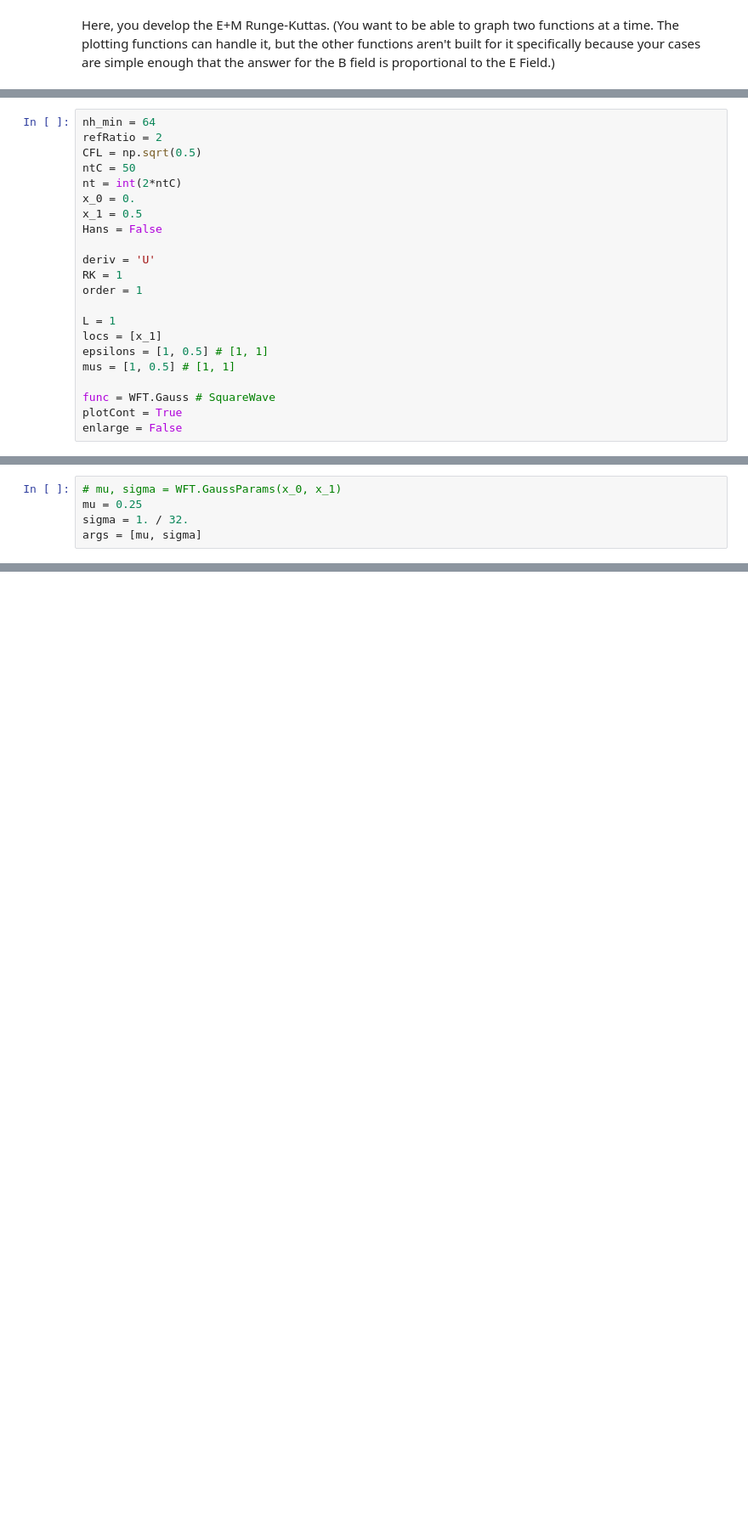
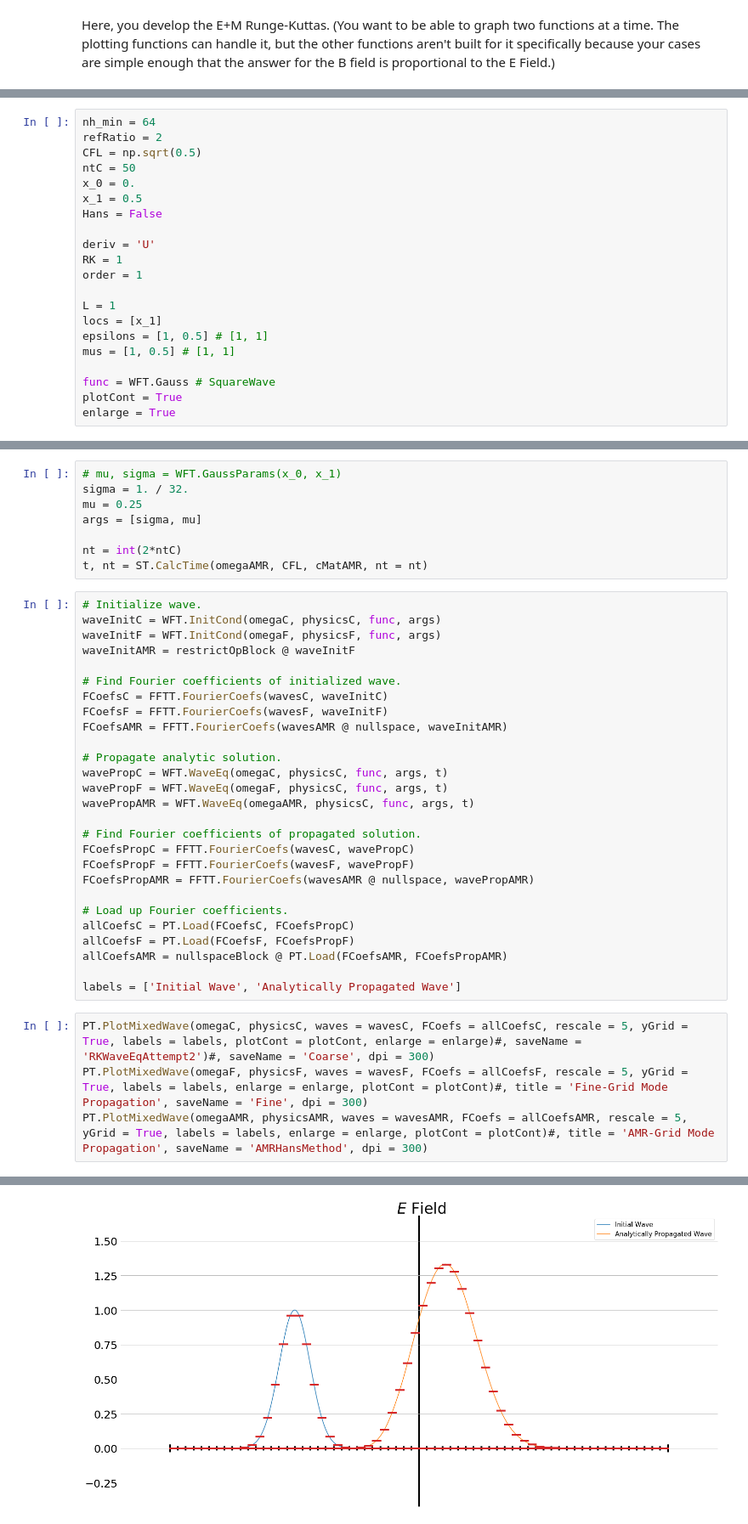
Before and after one commit to 88Sasha88/FV_MG, a Jupyter notebook: UnitTests/EMFieldUnitTestTake2.ipynb, the cells around one changed output, grey strips where cells are left out. Shown at 85% size. Saved outputs shown, nothing was run; the diff lists cells and outputs as text; blank space fills up the shorter version.

Commit message:
You fixed up your plotting tools and your Fourier tools and you set up the analytic parts of the new EMFieldUnitTest.

```diff
--- a/UnitTests/EMFieldUnitTestTake2.ipynb
+++ b/UnitTests/EMFieldUnitTestTake2.ipynb
@@ -33,7 +33,6 @@ nh_min = 64
 refRatio = 2
 CFL = np.sqrt(0.5)
 ntC = 50
-nt = int(2*ntC)
 x_0 = 0.
 x_1 = 0.5
 Hans = False
@@ -49,7 +48,7 @@ mus = [1, 0.5] # [1, 1]
 
 func = WFT.Gauss # SquareWave
 plotCont = True
-enlarge = False
+enlarge = True
 # %%
 omegaAMR = BT.Grid(nh_min)
 finehalf = list(np.arange(int(nh_min / refRatio)))# + int(nh / refRatio))
@@ -96,5 +86,40 @@ distance is
 # %%
 # mu, sigma = WFT.GaussParams(x_0, x_1)
+sigma = 1. / 32.
 mu = 0.25
-sigma = 1. / 32.
-args = [mu, sigma]
+args = [sigma, mu]
+
+nt = int(2*ntC)
+t, nt = ST.CalcTime(omegaAMR, CFL, cMatAMR, nt = nt)
+# %%
+# Initialize wave.
+waveInitC = WFT.InitCond(omegaC, physicsC, func, args)
+waveInitF = WFT.InitCond(omegaF, physicsF, func, args)
+waveInitAMR = restrictOpBlock @ waveInitF
+
+# Find Fourier coefficients of initialized wave.
+FCoefsC = FFTT.FourierCoefs(wavesC, waveInitC)
+FCoefsF = FFTT.FourierCoefs(wavesF, waveInitF)
+FCoefsAMR = FFTT.FourierCoefs(wavesAMR @ nullspace, waveInitAMR)
+
+# Propagate analytic solution.
+wavePropC = WFT.WaveEq(omegaC, physicsC, func, args, t)
+wavePropF = WFT.WaveEq(omegaF, physicsC, func, args, t)
+wavePropAMR = WFT.WaveEq(omegaAMR, physicsC, func, args, t)
+
+# Find Fourier coefficients of propagated solution.
+FCoefsPropC = FFTT.FourierCoefs(wavesC, wavePropC)
+FCoefsPropF = FFTT.FourierCoefs(wavesF, wavePropF)
+FCoefsPropAMR = FFTT.FourierCoefs(wavesAMR @ nullspace, wavePropAMR)
+
+# Load up Fourier coefficients.
+allCoefsC = PT.Load(FCoefsC, FCoefsPropC)
+allCoefsF = PT.Load(FCoefsF, FCoefsPropF)
+allCoefsAMR = nullspaceBlock @ PT.Load(FCoefsAMR, FCoefsPropAMR)
+
+labels = ['Initial Wave', 'Analytically Propagated Wave']
+# %%
+PT.PlotMixedWave(omegaC, physicsC, waves = wavesC, FCoefs = allCoefsC, rescale = 5, yGrid = True, labels = labels, plotCont = plotCont, enlarge = enlarge)#, saveName = 'RKWaveEqAttempt2')#, saveName = 'Coarse', dpi = 300)
+PT.PlotMixedWave(omegaF, physicsF, waves = wavesF, FCoefs = allCoefsF, rescale = 5, yGrid = True, labels = labels, enlarge = enlarge, plotCont = plotCont)#, title = 'Fine-Grid Mode Propagation', saveName = 'Fine', dpi = 300)
+PT.PlotMixedWave(omegaAMR, physicsAMR, waves = wavesAMR, FCoefs = allCoefsAMR, rescale = 5, yGrid = True, labels = labels, enlarge = enlarge, plotCont = plotCont)#, title = 'AMR-Grid Mode Propagation', saveName = 'AMRHansMethod', dpi = 300)
+# %% [output]
@@ -100,0 +132 @@ args = [mu, sigma]
+[figure, added]
```
Also changed, not shown: parts of 3 cells of this notebook, 5 other files.
